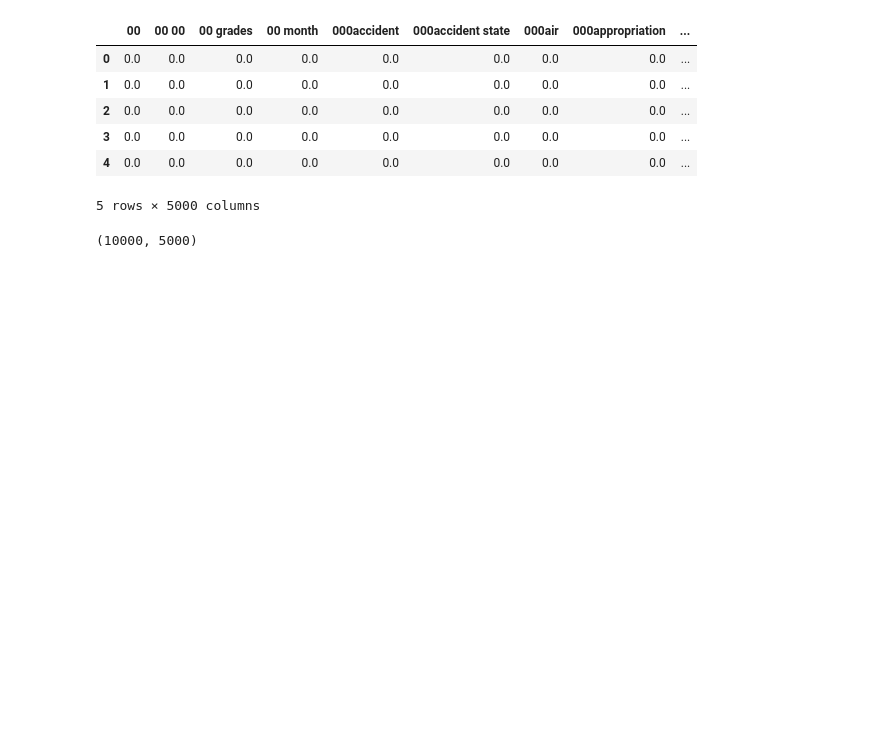
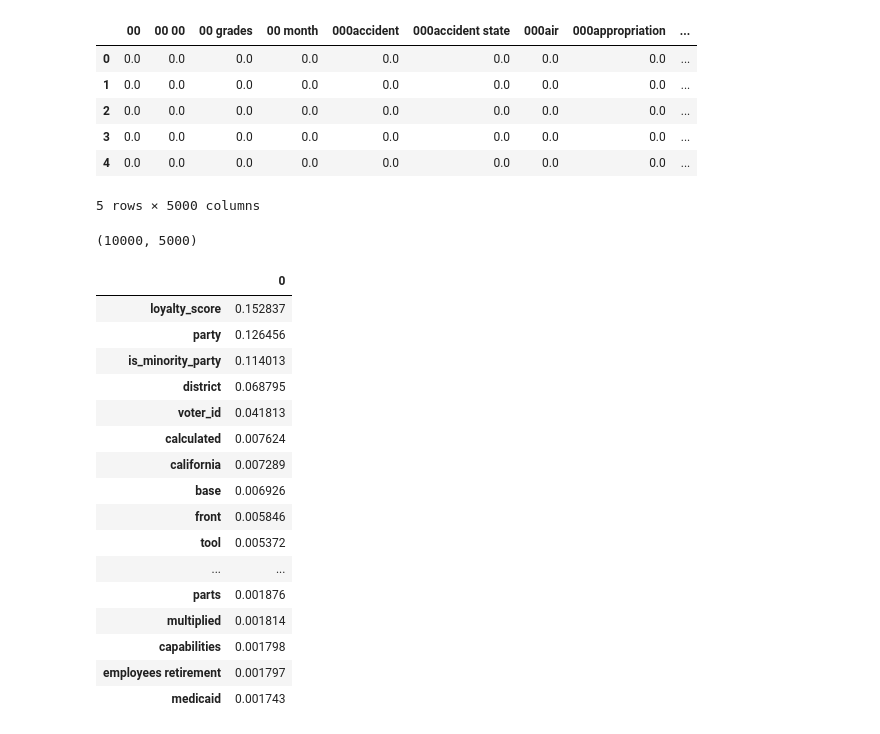
Before and after one commit to ekarboski/washington_state_legislation, a Jupyter notebook: Baseline_model.ipynb, the cells around one changed output. Drawn from its saved outputs; the diff is of its cells as text; code cells hidden in the pictures; blank space fills up the shorter version.

Commit message:
Clean up tfidf process and fit on entire data set

```diff
--- a/Baseline_model.ipynb
+++ b/Baseline_model.ipynb
@@ -265,2 +294,0 @@ tfidf_df.head()
-# %%
-X_tf = pd.concat([X_sub, tfidf_df], axis=1)
@@ -271,5 +295,3 @@ y = y[0:10000]
-# %%
-X_train, X_test, y_train, y_test = train_test_split(X_tf, y, test_size=0.30, random_state=709)
 # %%
 model = RandomForestClassifier(n_estimators=1000, max_depth=7, n_jobs=2, random_state=709)
 model.fit(X_train, y_train)
@@ -312,0 +333,2 @@ model.
+# %%
+features_importances = pd.DataFrame(model.feature_importances_, index=X_tf.columns)
@@ -313,3 +345,5 @@ model.
+# %%
+features_importances_sorted = features_importances.sort_values(by=0, ascending=False)
 # %%
 group = sample_one_year.groupby('vote')
 # %%
@@ -466,3 +500,23 @@ tfidf_df.shape
 # words_sorted_only = words_sorted.index
 # for word in words_sorted_only [100:150]:
 #     print(word)
+# %%
+features_importances_sorted[0:50]
+# %% [output]
+|  | 0 |
+| loyalty_score | 0.152837 |
+| party | 0.126456 |
+| is_minority_party | 0.114013 |
+| district | 0.068795 |
+| voter_id | 0.041813 |
+| calculated | 0.007624 |
+| california | 0.007289 |
+| base | 0.006926 |
+| front | 0.005846 |
+| tool | 0.005372 |
+| ... | ... |
+| parts | 0.001876 |
+| multiplied | 0.001814 |
+| capabilities | 0.001798 |
+| employees retirement | 0.001797 |
+| medicaid | 0.001743 |
```
Also changed, not shown: parts of 20 cells of this notebook.
